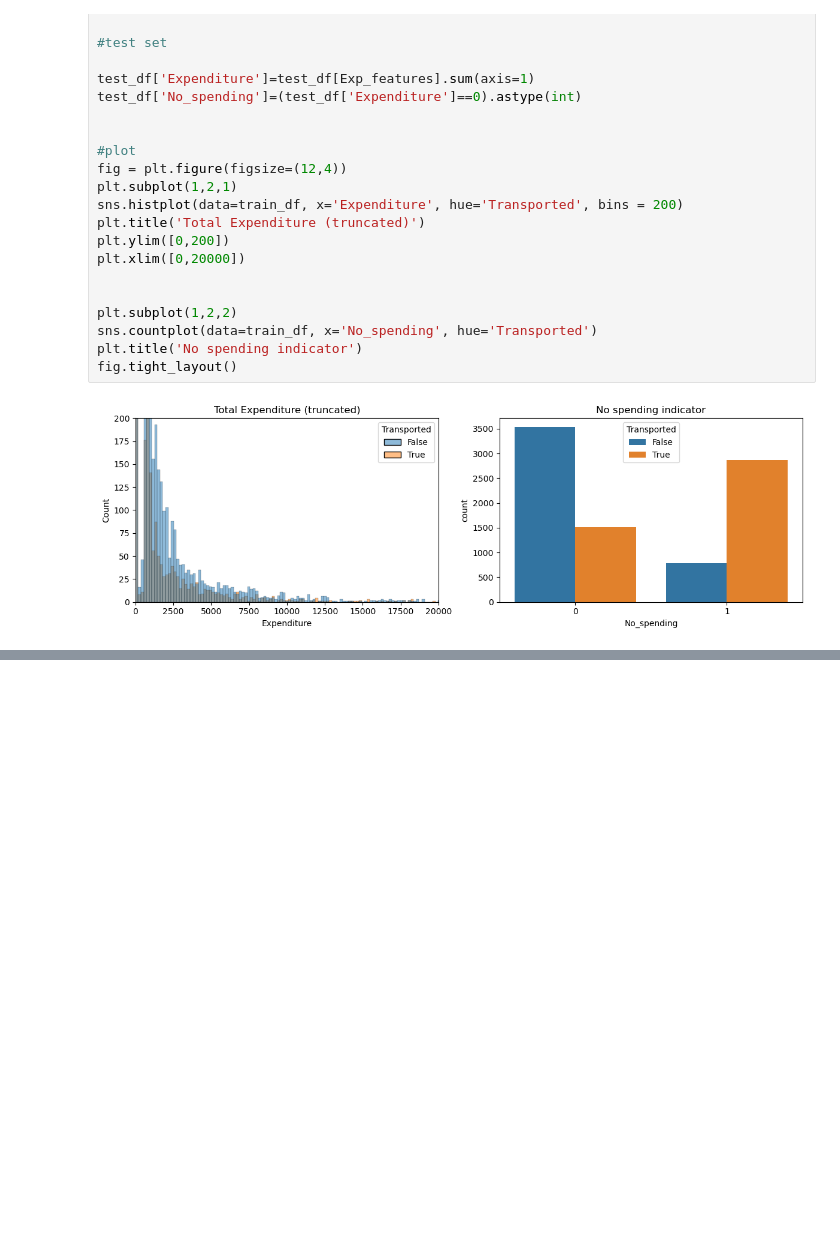
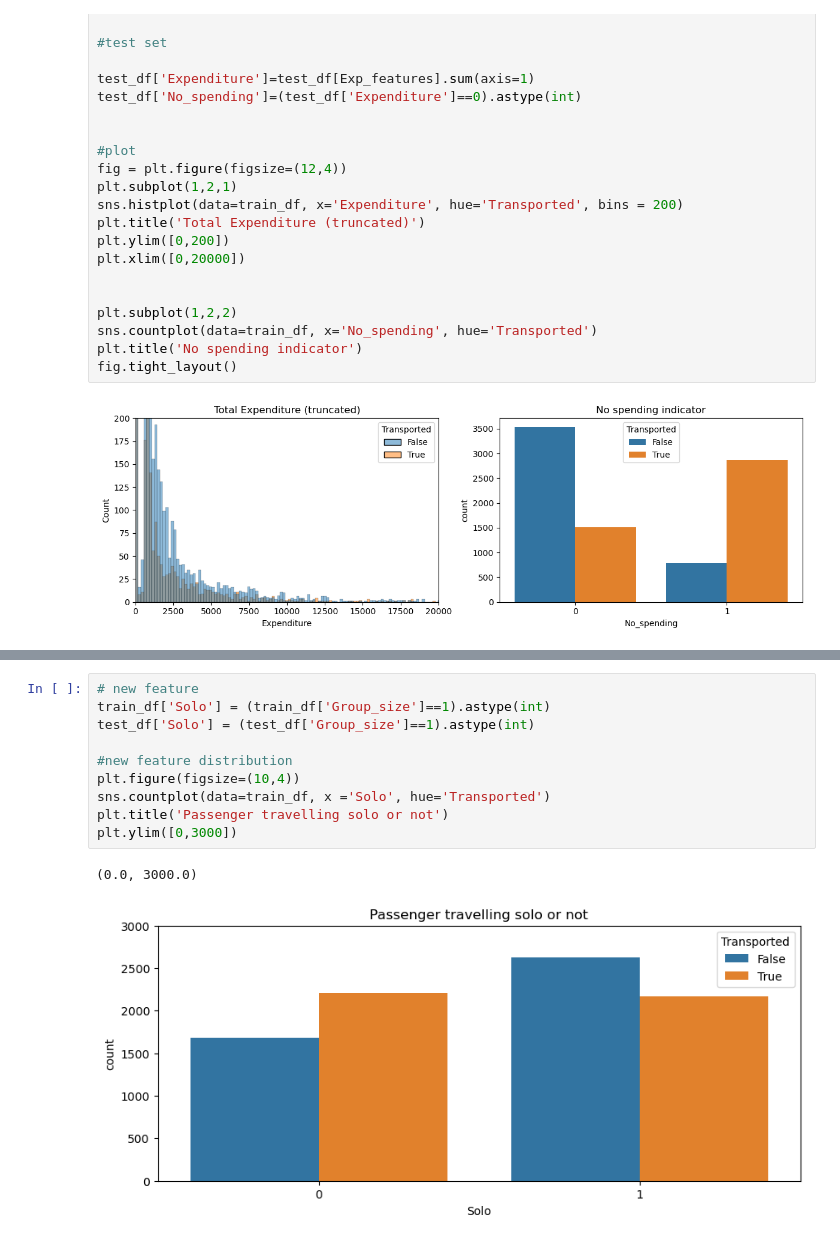
Before and after one commit to cclores1/Gantry-Kinematics, a Jupyter notebook: space-titanic-competition-v1-1.ipynb, the cells around one changed output, grey strips where cells are left out. Drawn from its saved outputs; the diff is of its cells as text; blank space fills up the shorter version.

```diff
--- a/space-titanic-competition-v1-1.ipynb
+++ b/space-titanic-competition-v1-1.ipynb
@@ -286,0 +318,13 @@ fig.tight_layout()
+# %%
+# new feature
+train_df['Solo'] = (train_df['Group_size']==1).astype(int)
+test_df['Solo'] = (test_df['Group_size']==1).astype(int)
+
+#new feature distribution
+plt.figure(figsize=(10,4))
+sns.countplot(data=train_df, x ='Solo', hue='Transported')
+plt.title('Passenger travelling solo or not')
+plt.ylim([0,3000])
+# %% [output]
+(0.0, 3000.0)
+[figure, added]
```
Also changed, not shown: parts of 9 cells of this notebook.
